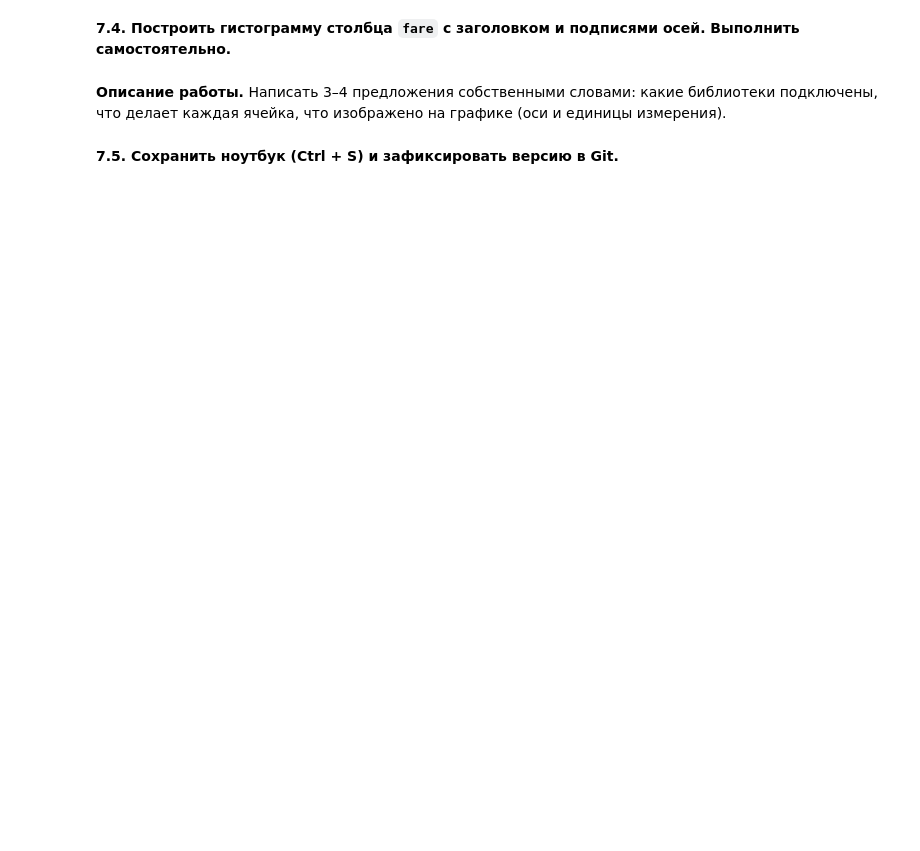
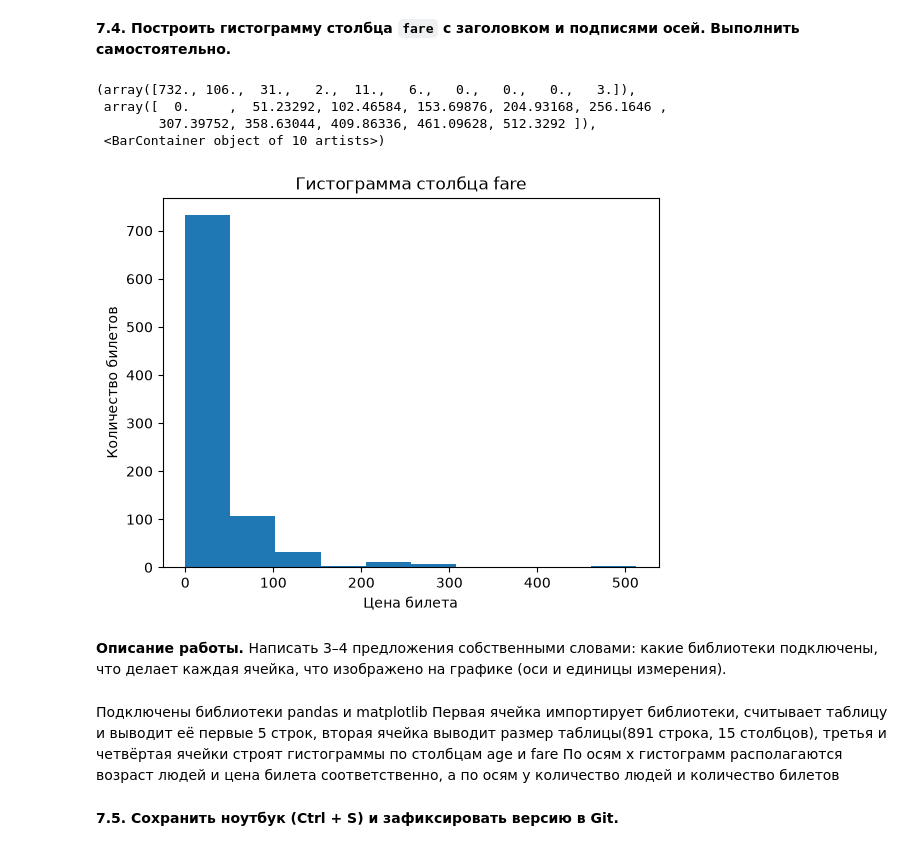
Before and after one commit to Arava003/Introduction-to-AI, a Jupyter notebook: lab1/notebooks/lab1.ipynb, the cells around one changed output. Saved outputs shown, nothing was run; the diff lists cells and outputs as text; code cells hidden in the pictures; blank space fills up the shorter version.

```diff
--- a/lab1/notebooks/lab1.ipynb
+++ b/lab1/notebooks/lab1.ipynb
@@ -643,8 +845,22 @@ print()
 **7.4. Построить гистограмму столбца `fare` с заголовком и подписями осей. Выполнить самостоятельно.**
 # %%
 # Самостоятельно: построить гистограмму столбца fare с заголовком и подписями осей
+plt.title('Гистограмма столбца fare')
+plt.xlabel('Цена билета')
+plt.ylabel('Количество билетов')
+plt.hist(df['fare'])
+# %% [output]
+(array([732., 106.,  31.,   2.,  11.,   6.,   0.,   0.,   0.,   3.]),
+ array([  0.     ,  51.23292, 102.46584, 153.69876, 204.93168, 256.1646 ,
+        307.39752, 358.63044, 409.86336, 461.09628, 512.3292 ]),
+ <BarContainer object of 10 artists>)
+[figure, added]
 # %% [markdown]
 **Описание работы.** Написать 3–4 предложения собственными словами: какие библиотеки подключены, что делает каждая ячейка, что изображено на графике (оси и единицы измерения).
+# %% [markdown]
+Подключены библиотеки pandas и matplotlib
+Первая ячейка импортирует библиотеки, считывает таблицу и выводит её первые 5 строк, вторая ячейка выводит размер таблицы(891 строка, 15 столбцов), третья и четвёртая ячейки строят гистограммы по столбцам age и fare
+По осям x гистограмм располагаются возраст людей и цена билета соответственно, а по осям y количество людей и количество билетов
 # %% [markdown]
 **7.5. Сохранить ноутбук (Ctrl + S) и зафиксировать версию в Git.**
 # %%
```
Also changed, not shown: parts of 37 cells of this notebook, 1 other file.
